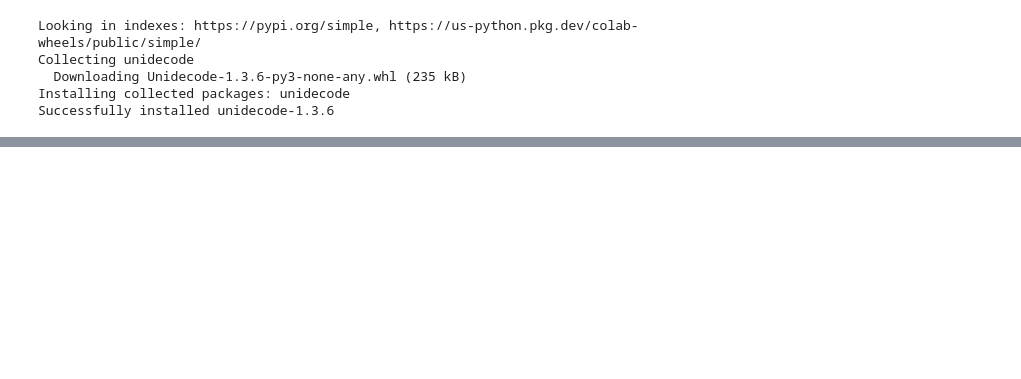
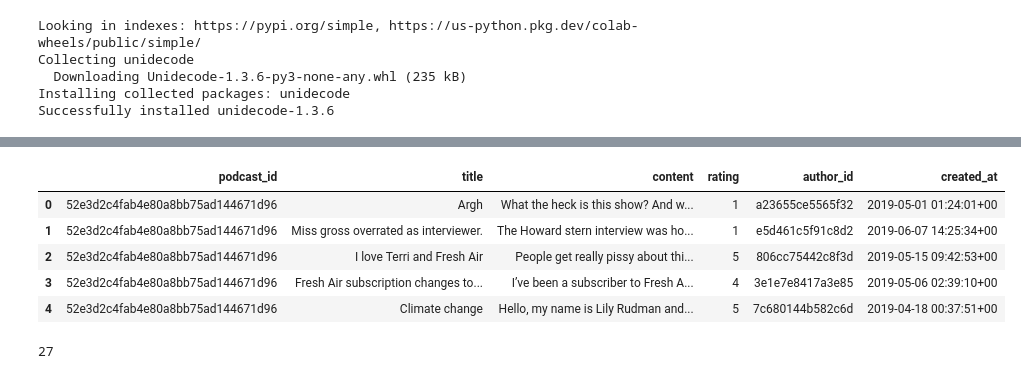
Before and after one commit to mille055/Rec_Project, a Jupyter notebook: notebooks/load_and_compare_datasets.ipynb, the cells around one changed output, grey strips where cells are left out. Cells and saved outputs as stored; diff of their text form; code cells hidden in the pictures; blank space fills up the shorter version.

```diff
--- a/notebooks/load_and_compare_datasets.ipynb
+++ b/notebooks/load_and_compare_datasets.ipynb
@@ -28,0 +127,17 @@ fatal: could not read Username for 'https://github.com': No such device or addre
+# %%
+with open('/content/data/reviews.json') as f:
+    reviews_df = pd.DataFrame(json.loads(line) for line in f)
+reviews_df.head()
+# %% [output]
+|  | podcast_id | title | content | rating | author_id | created_at |
+| 0 | 52e3d2c4fab4e80a8bb75ad144671d96 | Argh | What the heck is this show? And w... | 1 | a23655ce5565f32 | 2019-05-01 01:24:01+00 |
+| 1 | 52e3d2c4fab4e80a8bb75ad144671d96 | Miss gross overrated as interviewer. | The Howard stern interview was ho... | 1 | e5d461c5f91c8d2 | 2019-06-07 14:25:34+00 |
+| 2 | 52e3d2c4fab4e80a8bb75ad144671d96 | I love Terri and Fresh Air | People get really pissy about thi... | 5 | 806cc75442c8f3d | 2019-05-15 09:42:53+00 |
+| 3 | 52e3d2c4fab4e80a8bb75ad144671d96 | Fresh Air subscription changes to... | I’ve been a subscriber to Fresh A... | 4 | 3e1e7e8417a3e85 | 2019-05-06 02:39:10+00 |
+| 4 | 52e3d2c4fab4e80a8bb75ad144671d96 | Climate change | Hello, my name is Lily Rudman and... | 5 | 7c680144b582c6d | 2019-04-18 00:37:51+00 |
+# %%
+# intersection of podcast_id with kaggle_cleaned:
+common_podcast_ids = set(kaggle_cleaned['podcast_id']).intersection(set(reviews_df['podcast_id']))
+print(len(common_podcast_ids))  # Count common identifier values
+# %% [output]
+27
```
Also changed, not shown: parts of 12 cells of this notebook.
